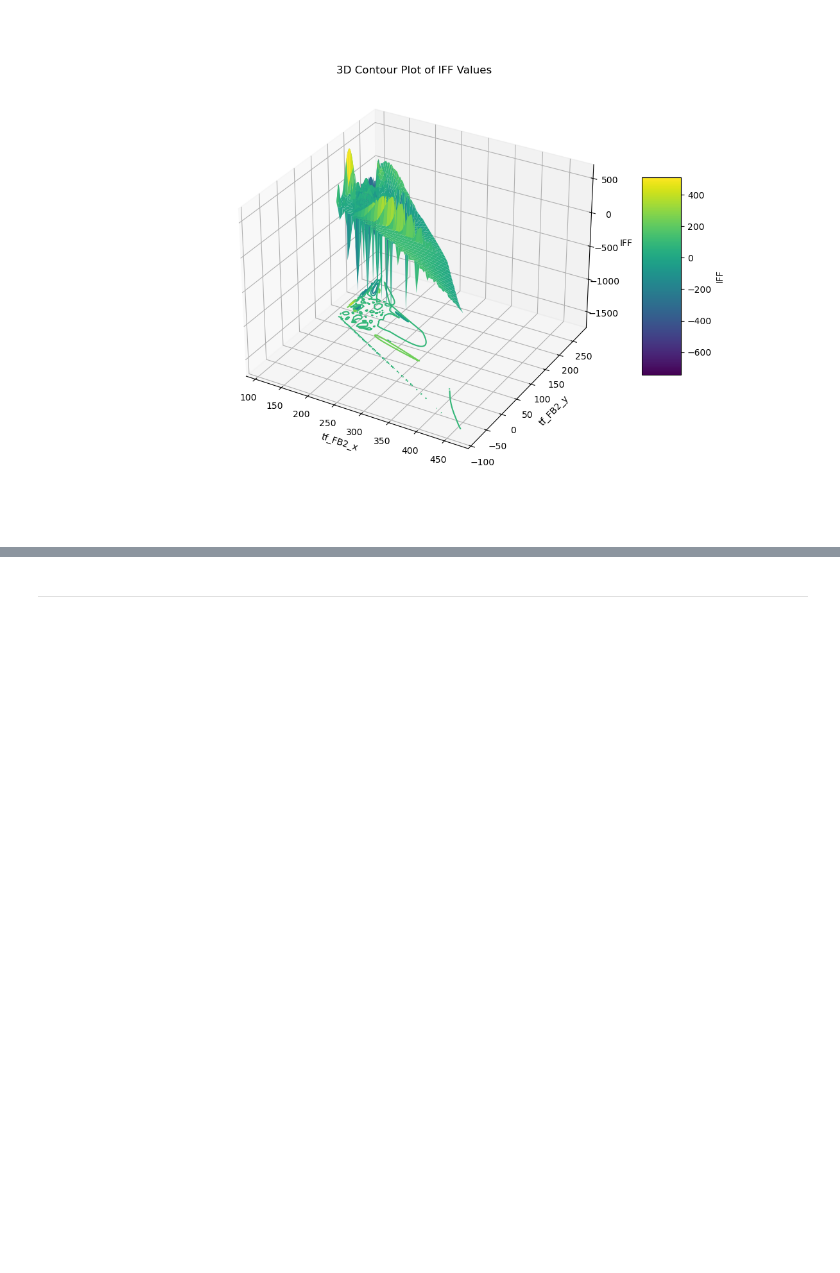
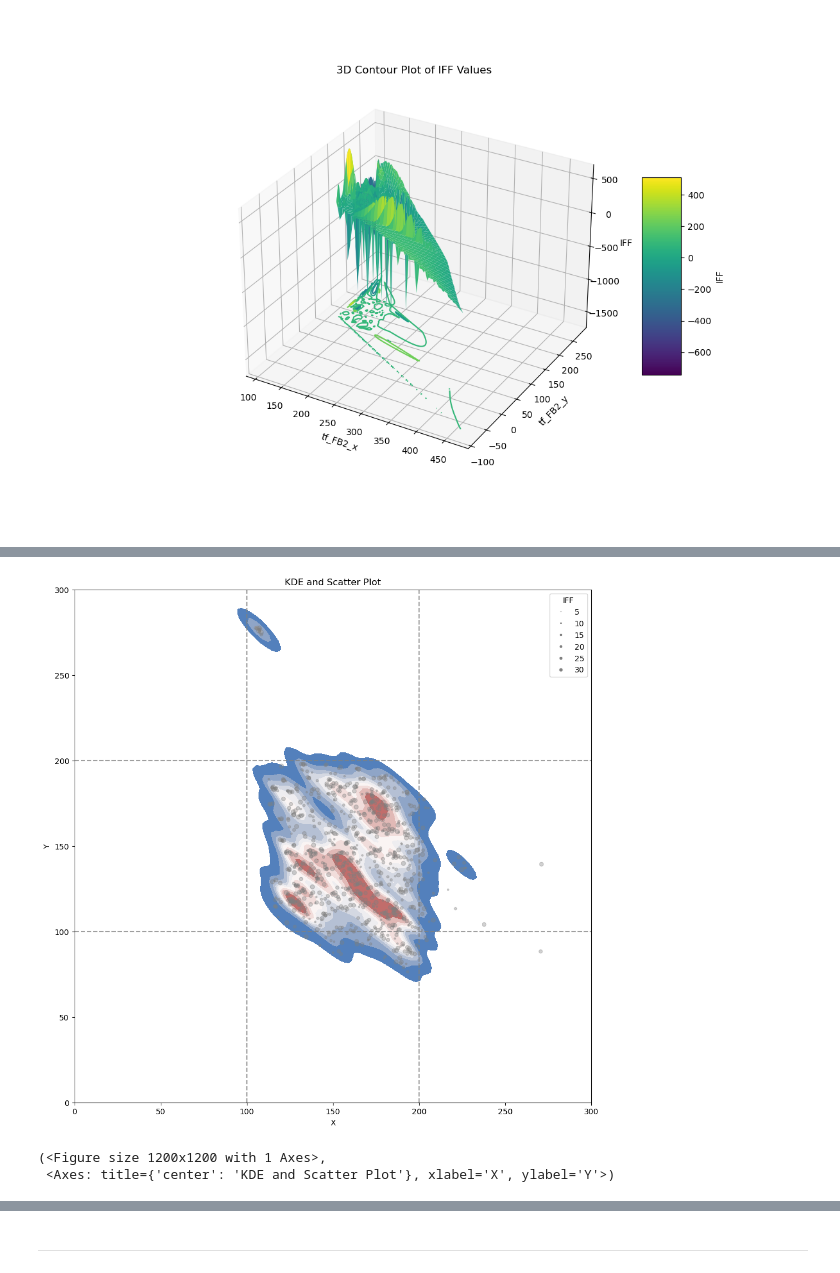
Before and after one commit to Periksvensson84/RF_mapping, a Jupyter notebook: RF_mapping/In_progress/test_gabriel.ipynb, the cells around one changed output, grey strips where cells are left out. Drawn from its saved outputs; the diff is of its cells as text; code cells hidden in the pictures; blank space fills up the shorter version.

```diff
--- a/RF_mapping/In_progress/test_gabriel.ipynb
+++ b/RF_mapping/In_progress/test_gabriel.ipynb
@@ -737,0 +972,11 @@ The sizes list has fewer values (2) than needed (49) and will cycle, which may p
+# %%
+homography_points = np.array([[100, 100],[200, 100],[200, 200],[100, 200]], dtype=np.float32)
+# %%
+plot_kde_scatter(df_rf_mapping, 'tf_FB2_x', 'tf_FB2_y',
+                 size='IFF',
+                 homography_points=homography_points,
+                 title='KDE and Scatter Plot')
+# %% [output]
+[figure, added]
+(<Figure size 1200x1200 with 1 Axes>,
+ <Axes: title={'center': 'KDE and Scatter Plot'}, xlabel='X', ylabel='Y'>)
```
Also changed, not shown: parts of 19 cells of this notebook, 8 other files.
